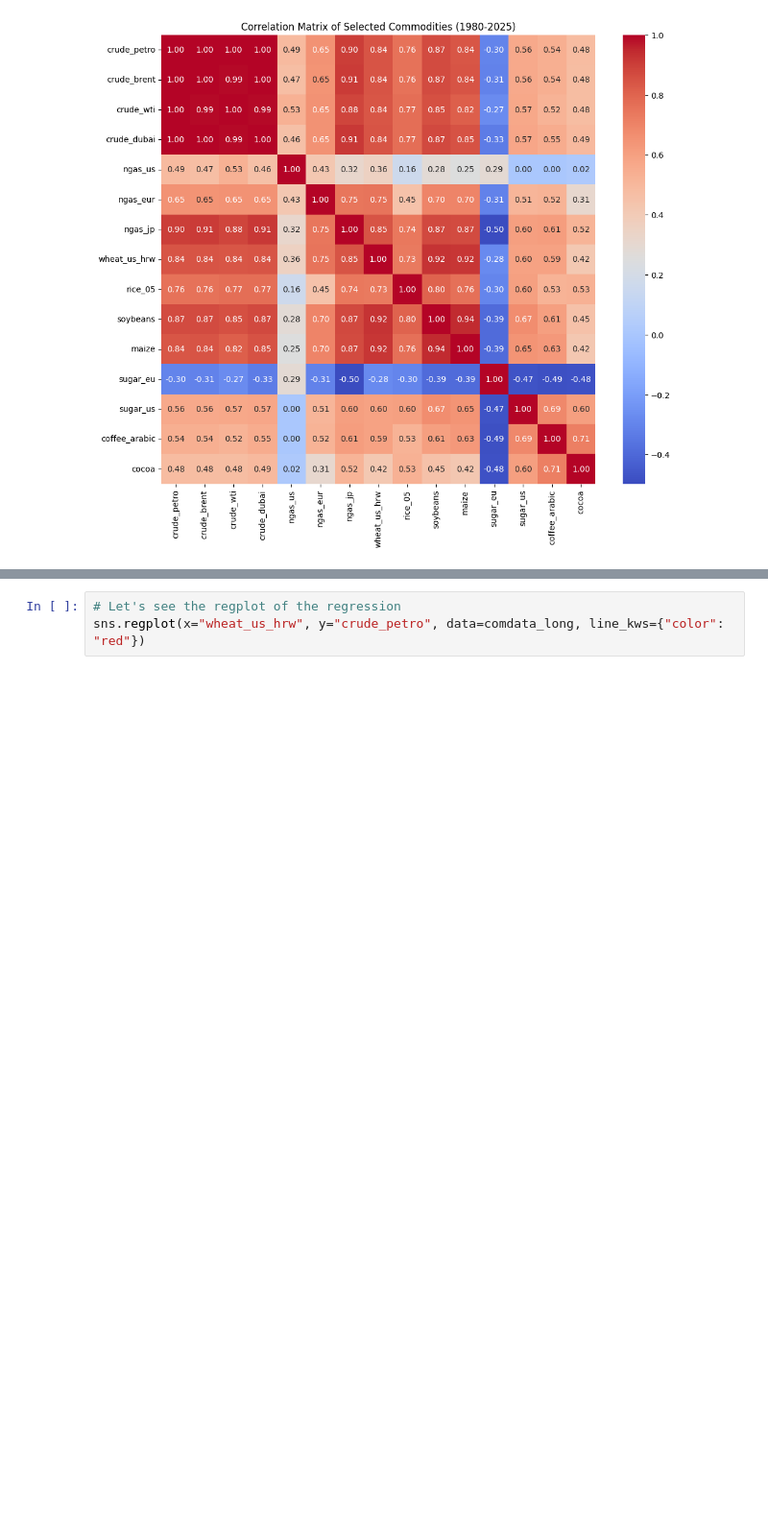
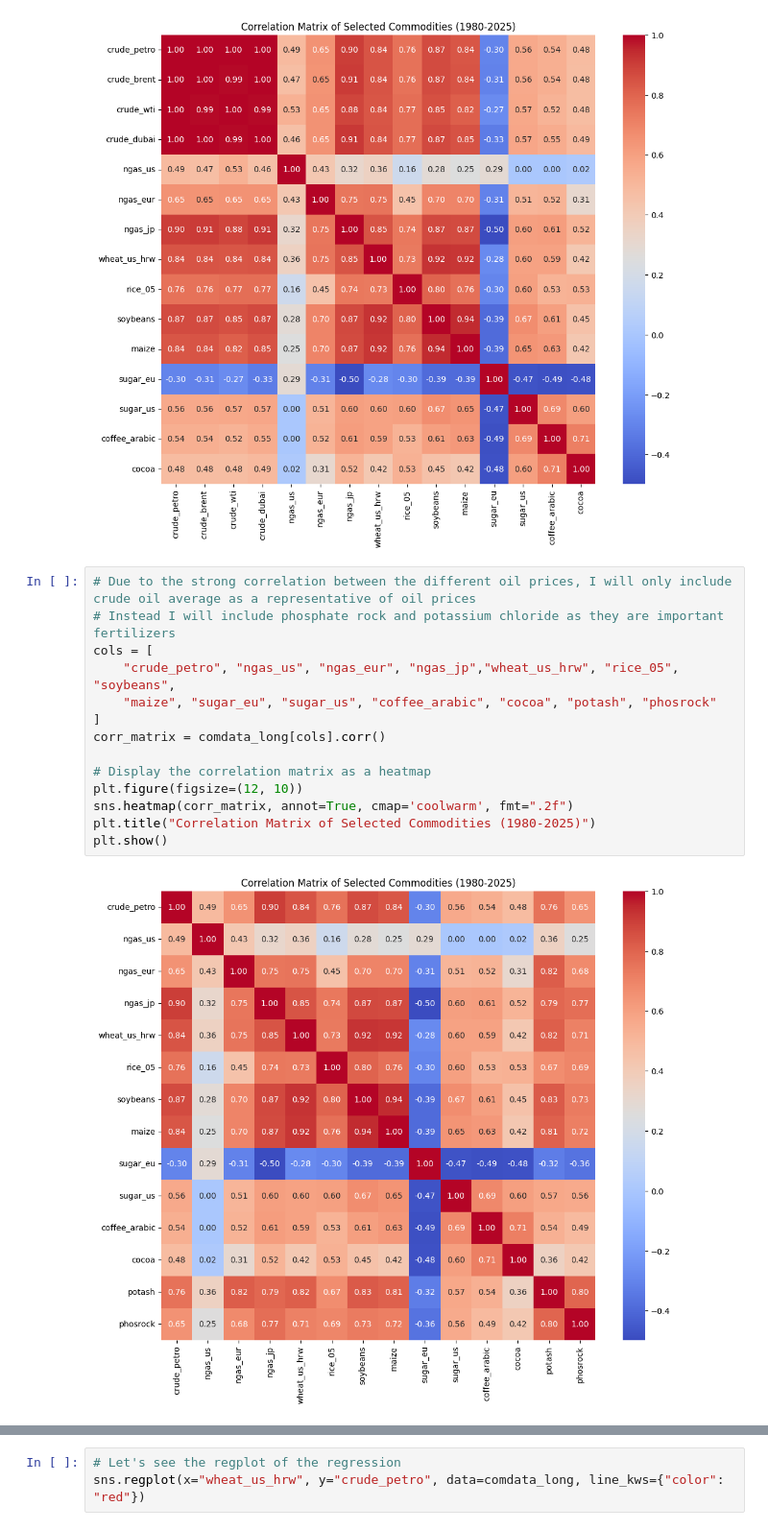
Before and after one commit to steveC-ai/Commodity-Market-Dynamics-Price-Drivers-and-Strategy-Backtesting, a Jupyter notebook: notebook/commodity.prices.ipynb, the cells around one changed output, grey strips where cells are left out. Shown at 96% size. Cells and saved outputs as stored; diff of their text form; blank space fills up the shorter version.

```diff
--- a/notebook/commodity.prices.ipynb
+++ b/notebook/commodity.prices.ipynb
@@ -194,3 +195,19 @@ plt.show()
 # The next step is to develop a regression model to analyse the effects of oil and gas prices
 # %% [output]
 [figure]
+# %%
+# Due to the strong correlation between the different oil prices, I will only include crude oil average as a representative of oil prices
+# Instead I will include phosphate rock and potassium chloride as they are important fertilizers
+cols = [
+    "crude_petro", "ngas_us", "ngas_eur", "ngas_jp","wheat_us_hrw", "rice_05", "soybeans",
+    "maize", "sugar_eu", "sugar_us", "coffee_arabic", "cocoa", "potash", "phosrock"
+]
+corr_matrix = comdata_long[cols].corr()
+
+# Display the correlation matrix as a heatmap
+plt.figure(figsize=(12, 10))
+sns.heatmap(corr_matrix, annot=True, cmap='coolwarm', fmt=".2f")
+plt.title("Correlation Matrix of Selected Commodities (1980-2025)")
+plt.show()
+# %% [output]
+[figure, added]
```
Also changed, not shown: parts of 23 cells of this notebook.
